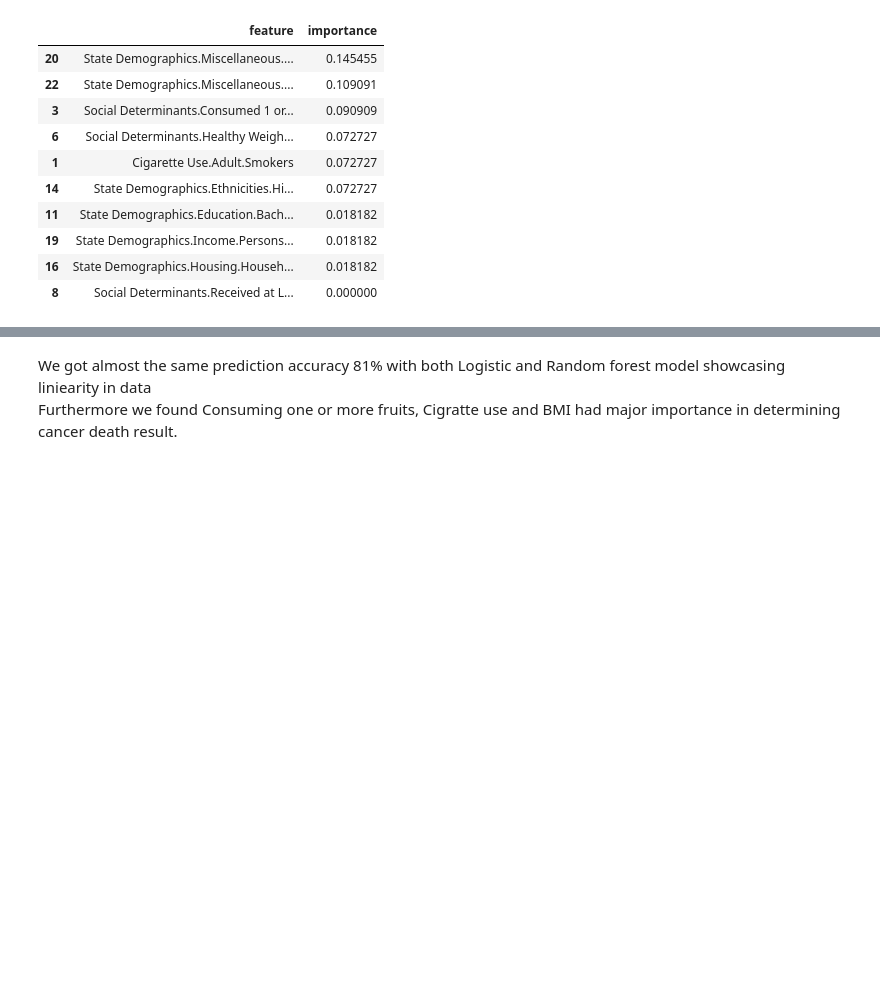
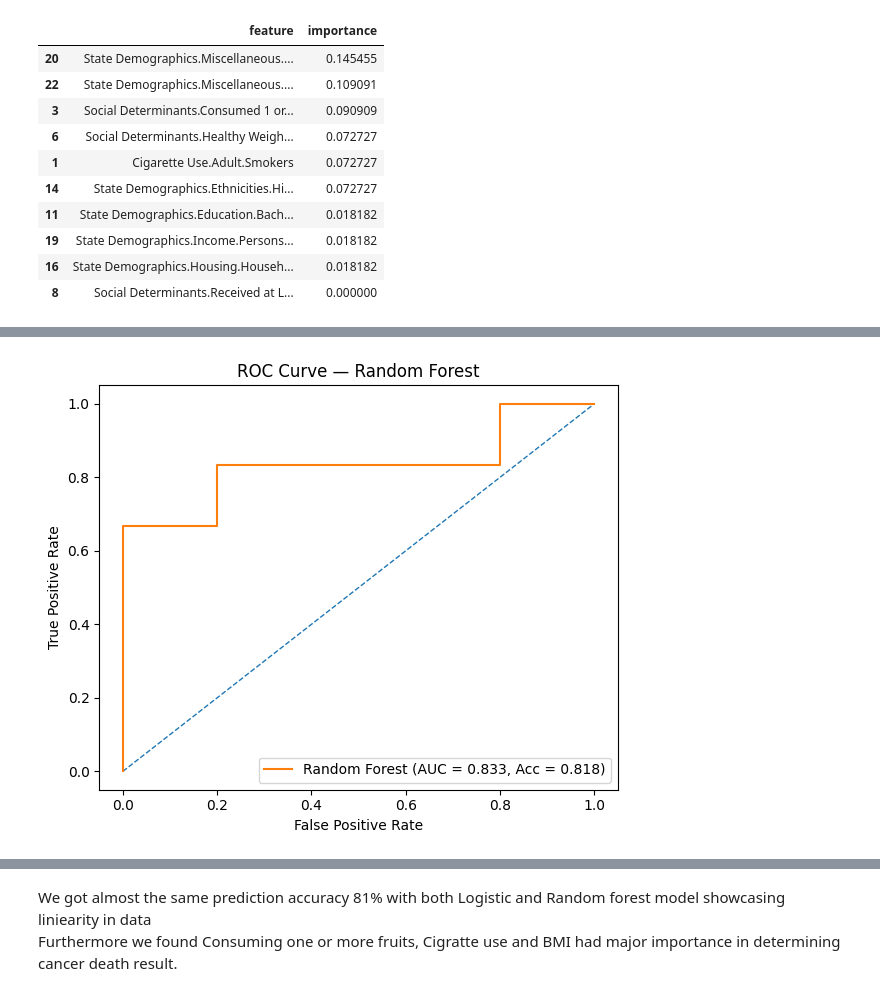
Before and after one commit to shipatel302/cancer_mortality, a Jupyter notebook: cancer_research.ipynb, the cells around one changed output, grey strips where cells are left out. Saved outputs shown, nothing was run; the diff lists cells and outputs as text; code cells hidden in the pictures; blank space fills up the shorter version.

```diff
--- a/cancer_research.ipynb
+++ b/cancer_research.ipynb
@@ -478,0 +519,29 @@ Accuracy: 0.8181818181818182
+# %%
+import matplotlib.pyplot as plt
+from sklearn.metrics import roc_curve, roc_auc_score, accuracy_score
+
+# Probabilities for positive class on the test set
+y_score = pipeline.predict_proba(X_test)[:, 1]
+
+# ROC points and AUC
+fpr, tpr, _ = roc_curve(y_test, y_score)
+auc = roc_auc_score(y_test, y_score)
+
+# (optional) accuracy at 0.5 threshold for reference
+y_pred = (y_score >= 0.5).astype(int)
+acc = accuracy_score(y_test, y_pred)
+
+plt.figure(figsize=(6,5))
+plt.plot([0,1], [0,1], "--", linewidth=1)  # chance
+plt.plot(fpr, tpr, label=f"Random Forest (AUC = {auc:.3f}, Acc = {acc:.3f})")
+plt.xlabel("False Positive Rate")
+plt.ylabel("True Positive Rate")
+plt.title("ROC Curve — Random Forest")
+plt.legend(loc="lower right")
+plt.tight_layout()
+plt.show()
+
+# Save high-res image for PPT if you like:
+# plt.savefig("roc_rf.png", dpi=300, bbox_inches="tight")
+# %% [output]
+[figure, added]
```
Also changed, not shown: parts of 6 cells of this notebook, 3 other files.
